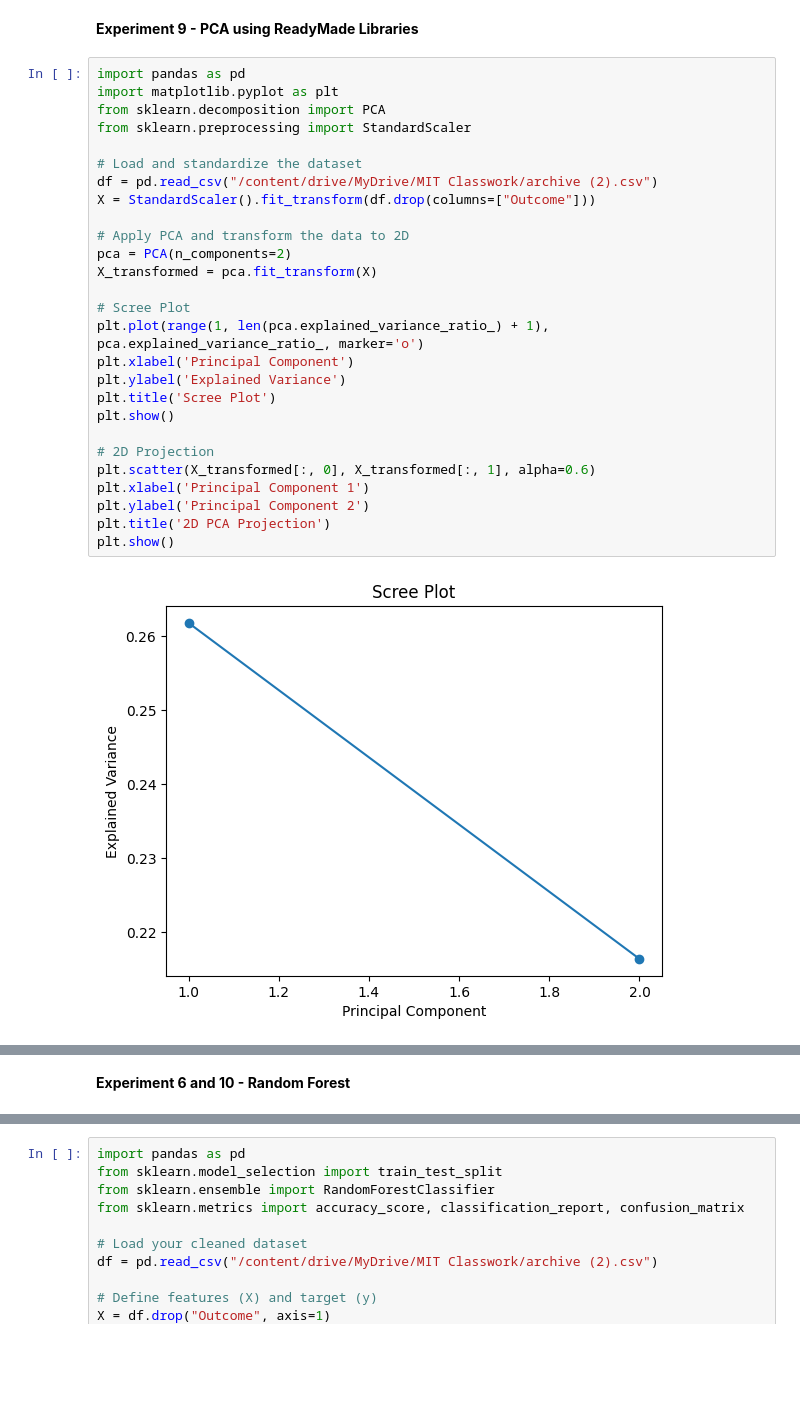
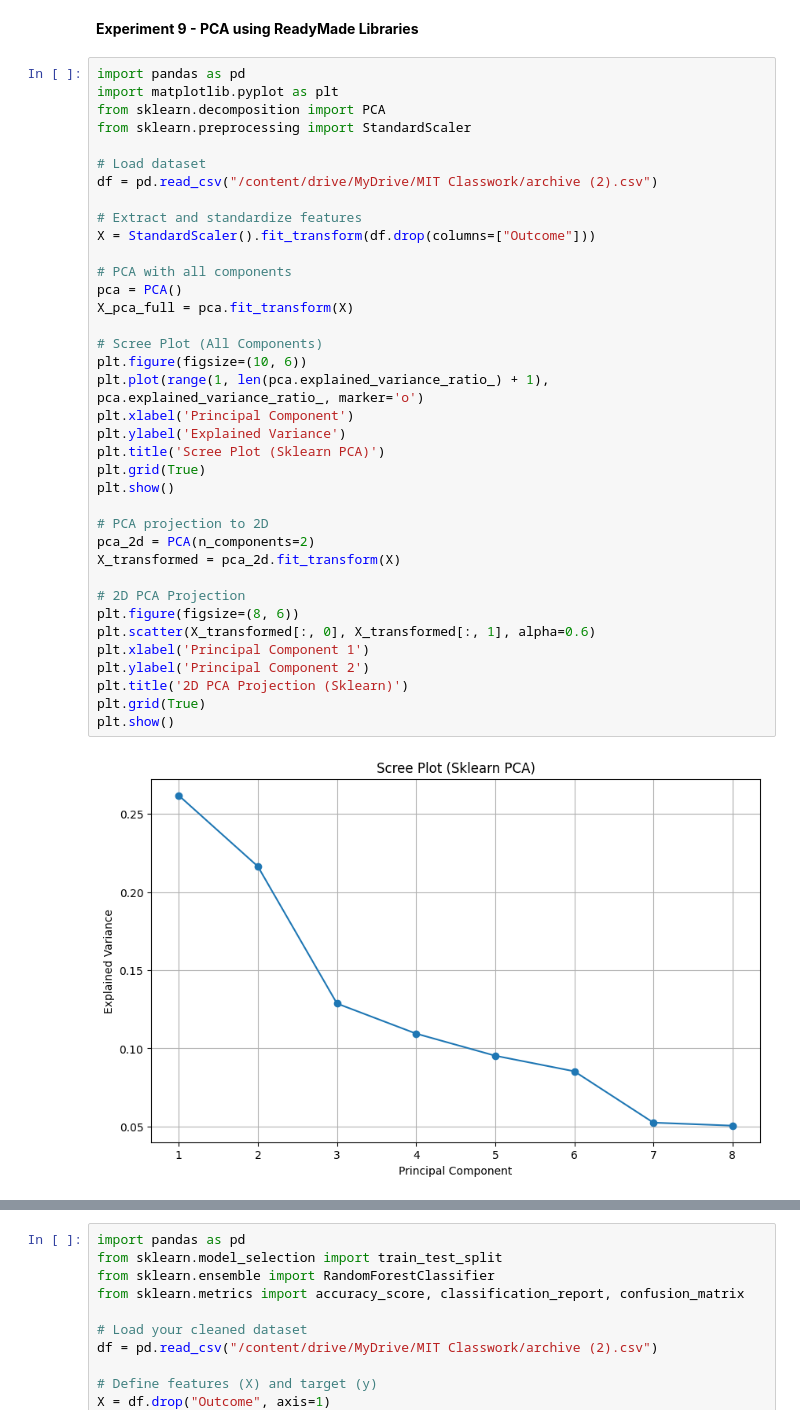
Before and after one commit to rutavmehta/BML, a Jupyter notebook: BML.ipynb, the cells around one changed output, grey strips where cells are left out. Cells and saved outputs as stored; diff of their text form; blank space fills up the shorter version.

```diff
--- a/BML.ipynb
+++ b/BML.ipynb
@@ -626,29 +672,39 @@ plt.show()
 # %%
 import pandas as pd
 import matplotlib.pyplot as plt
 from sklearn.decomposition import PCA
 from sklearn.preprocessing import StandardScaler
 
-# Load and standardize the dataset
+# Load dataset
 df = pd.read_csv("/content/drive/MyDrive/MIT Classwork/archive (2).csv")
+
+# Extract and standardize features
 X = StandardScaler().fit_transform(df.drop(columns=["Outcome"]))
 
-# Apply PCA and transform the data to 2D
-pca = PCA(n_components=2)
-X_transformed = pca.fit_transform(X)
+# PCA with all components
+pca = PCA()
+X_pca_full = pca.fit_transform(X)
 
-# Scree Plot
+# Scree Plot (All Components)
+plt.figure(figsize=(10, 6))
 plt.plot(range(1, len(pca.explained_variance_ratio_) + 1), pca.explained_variance_ratio_, marker='o')
 plt.xlabel('Principal Component')
 plt.ylabel('Explained Variance')
-plt.title('Scree Plot')
+plt.title('Scree Plot (Sklearn PCA)')
+plt.grid(True)
 plt.show()
 
-# 2D Projection
+# PCA projection to 2D
+pca_2d = PCA(n_components=2)
+X_transformed = pca_2d.fit_transform(X)
+
+# 2D PCA Projection
+plt.figure(figsize=(8, 6))
 plt.scatter(X_transformed[:, 0], X_transformed[:, 1], alpha=0.6)
 plt.xlabel('Principal Component 1')
 plt.ylabel('Principal Component 2')
-plt.title('2D PCA Projection')
+plt.title('2D PCA Projection (Sklearn)')
+plt.grid(True)
 plt.show()
 # %% [output]
-[figure, old version]
+[figure, new version]
@@ -656,2 +711,0 @@ plt.show()
-# %% [markdown]
-**Experiment 6 and 10 - Random Forest**
```
Also changed, not shown: parts of 21 cells of this notebook.
